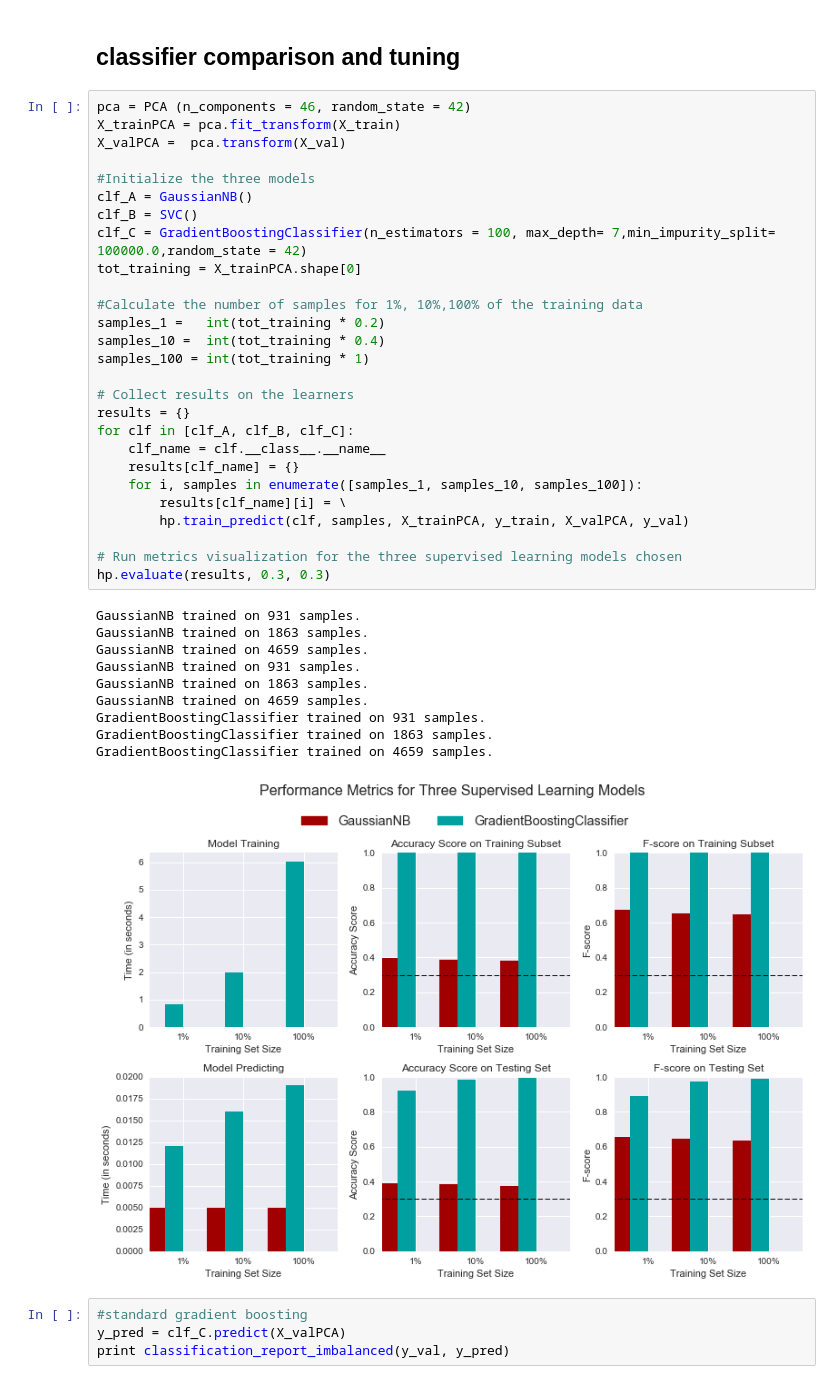
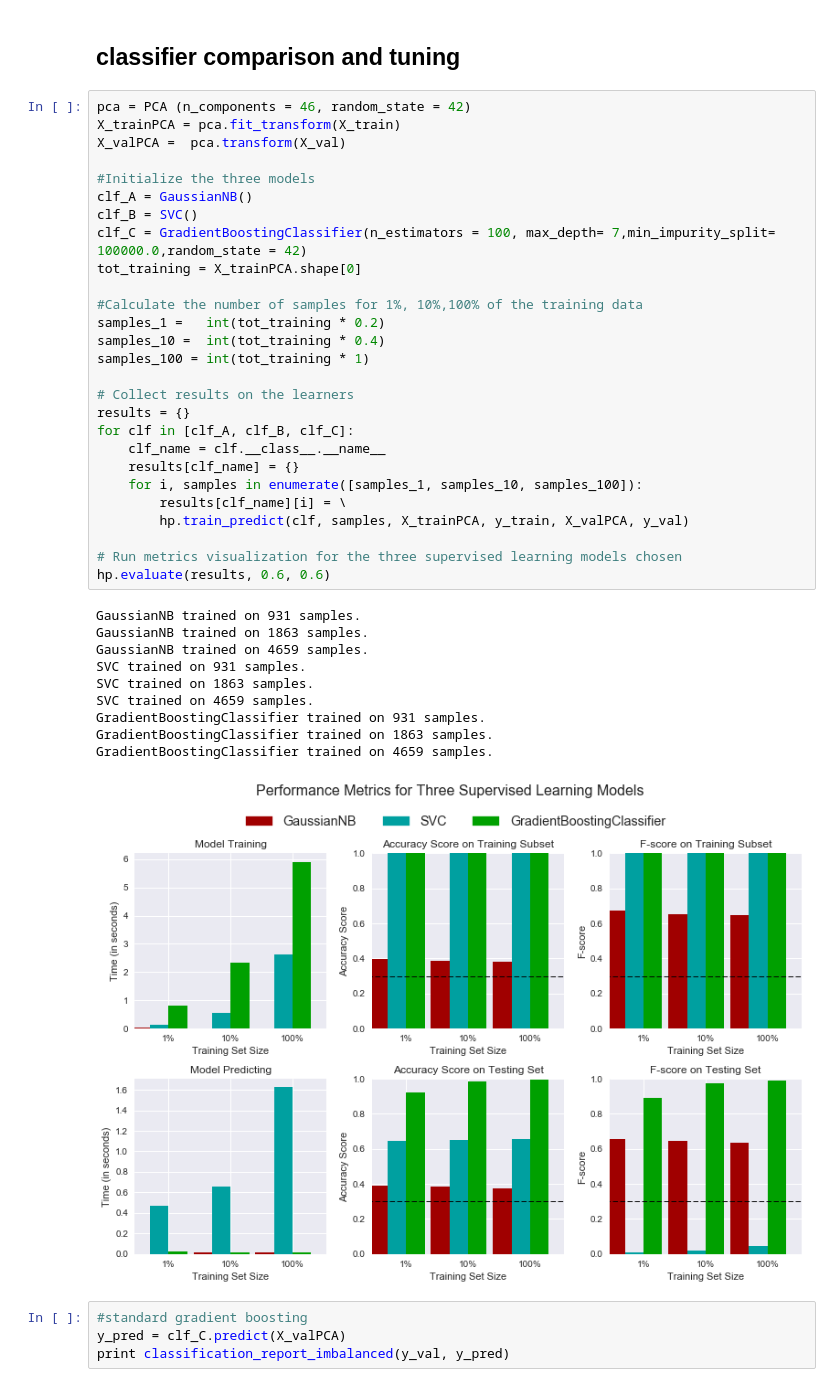
Before and after one commit to Drea1989/Kepler-discovery, a Jupyter notebook: capstone_project.ipynb, the cells around one changed output. Saved outputs shown, nothing was run; the diff lists cells and outputs as text.

```diff
--- a/capstone_project.ipynb
+++ b/capstone_project.ipynb
@@ -324,38 +332,38 @@ X_trainPCA = pca.fit_transform(X_train)
 X_valPCA =  pca.transform(X_val)
 
 #Initialize the three models
 clf_A = GaussianNB()
 clf_B = SVC()
 clf_C = GradientBoostingClassifier(n_estimators = 100, max_depth= 7,min_impurity_split= 100000.0,random_state = 42)
 tot_training = X_trainPCA.shape[0]
 
 #Calculate the number of samples for 1%, 10%,100% of the training data
 samples_1 =   int(tot_training * 0.2)
 samples_10 =  int(tot_training * 0.4)
 samples_100 = int(tot_training * 1)
 
 # Collect results on the learners
 results = {}
 for clf in [clf_A, clf_B, clf_C]:
     clf_name = clf.__class__.__name__
     results[clf_name] = {}
     for i, samples in enumerate([samples_1, samples_10, samples_100]):
         results[clf_name][i] = \
         hp.train_predict(clf, samples, X_trainPCA, y_train, X_valPCA, y_val)
 
 # Run metrics visualization for the three supervised learning models chosen
-hp.evaluate(results, 0.3, 0.3)
+hp.evaluate(results, 0.6, 0.6)
 # %% [output]
 GaussianNB trained on 931 samples.
 GaussianNB trained on 1863 samples.
 GaussianNB trained on 4659 samples.
-GaussianNB trained on 931 samples.
-GaussianNB trained on 1863 samples.
-GaussianNB trained on 4659 samples.
+SVC trained on 931 samples.
+SVC trained on 1863 samples.
+SVC trained on 4659 samples.
 GradientBoostingClassifier trained on 931 samples.
 GradientBoostingClassifier trained on 1863 samples.
 GradientBoostingClassifier trained on 4659 samples.
-[figure, old version]
+[figure, new version]
 # %%
 #standard gradient boosting
 y_pred = clf_C.predict(X_valPCA)
```
Also changed, not shown: parts of 3 cells of this notebook.
